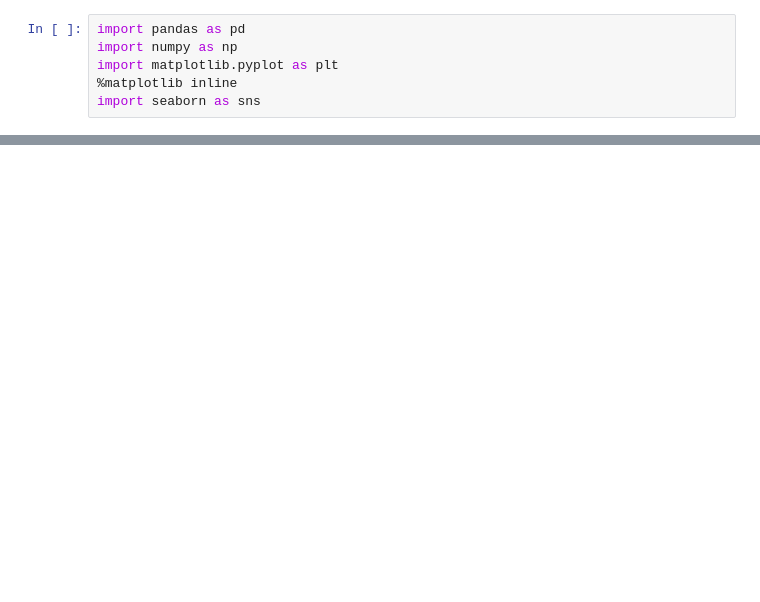
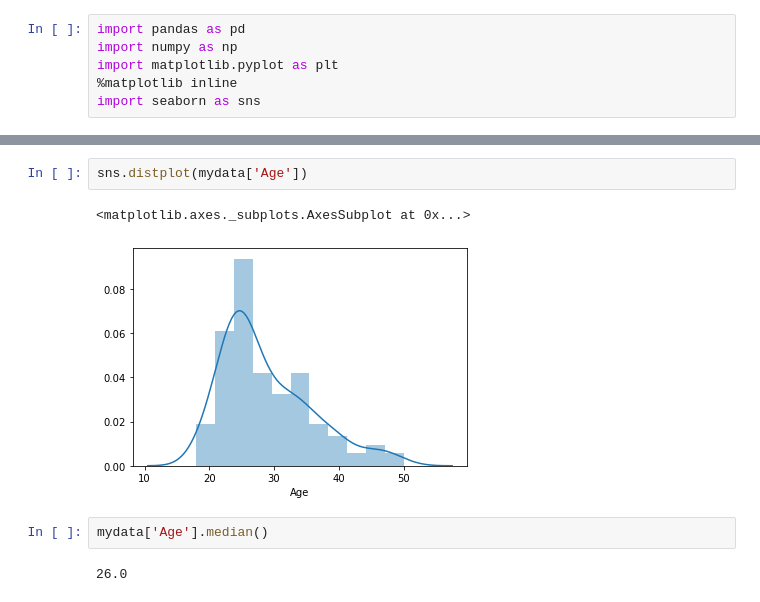
Before and after one commit to danielarruda1000/Data-Science---Study-Cases, a Jupyter notebook: CardioGoodFitness.ipynb, the cells around one changed output, grey strips where cells are left out. Cells and saved outputs as stored; diff of their text form; blank space fills up the shorter version.

```diff
--- a/CardioGoodFitness.ipynb
+++ b/CardioGoodFitness.ipynb
@@ -16,0 +19,9 @@ data.head()
+# %%
+sns.distplot(mydata['Age'])
+# %% [output]
+<matplotlib.axes._subplots.AxesSubplot at 0x...>
+[figure, added]
+# %%
+mydata['Age'].median()
+# %% [output]
+26.0
```
Also changed, not shown: parts of 19 cells of this notebook.
